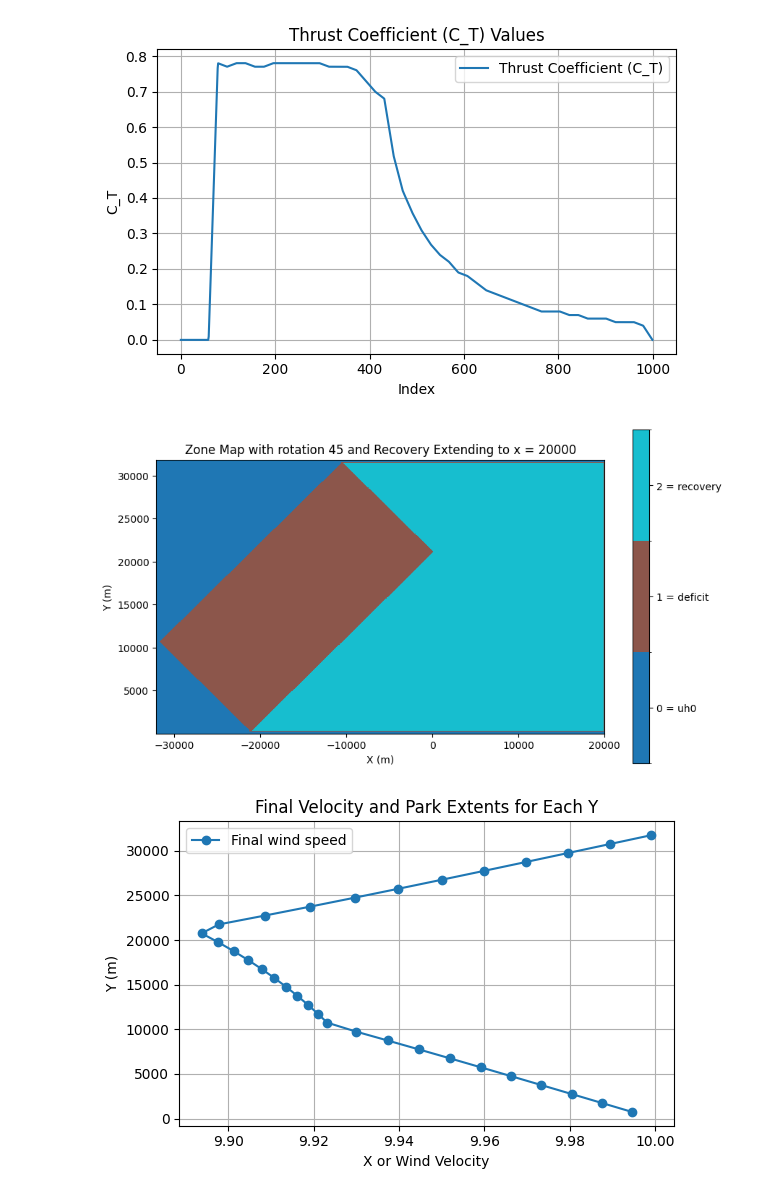
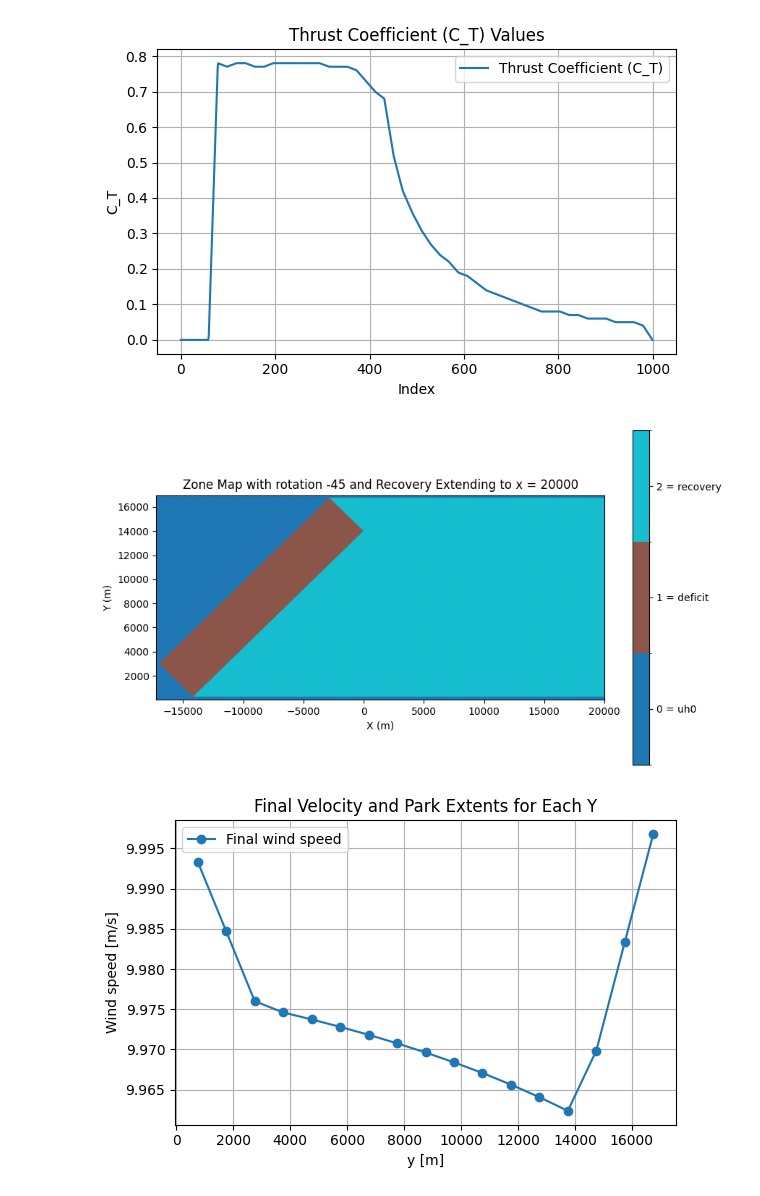
Before and after one commit to marcinsadowy/WTABL, a Jupyter notebook: ArbitraryLayouts/ArbitraryTDMctVar.ipynb, the cells around one changed output. Cells and saved outputs as stored; diff of their text form; code cells hidden in the pictures.

```diff
--- a/ArbitraryLayouts/ArbitraryTDMctVar.ipynb
+++ b/ArbitraryLayouts/ArbitraryTDMctVar.ipynb
@@ -22,7 +22,8 @@ U_0 = 10.0
 C_T = 0.7
 # %%
 # Park Setup
-theta_deg = 45
+
+theta_deg = -45
 theta = np.radians(theta_deg)
 resolution = 10
 
@@ -138,11 +139,11 @@ def create_wind_farm_mask(corner_points, resolution=10, mirror_axis=0, recovery_
 
 # --- Define park shape ---
 #corner_points = [(0, 0), (200, 0), (200, 100),(150, 100), (150, 50), (50, 50), (50, 100),(0, 100)]
-corner_points = [(0, 0), (300, 0), (300, 150), (0, 150)] # Rectangle
+corner_points = [(0, 0), (0, 20000), (4000, 20000), (4000, 0)] # Rectangle
 #corner_points = [(0, 0), (300, 0), (300, 100), (200, 100), (200, 50), (100, 50), (100, 100), (0, 100)] # U-shape
 #corner_points = [(0, 0), (150, 0), (150, 50), (50, 50), (50, 150), (0, 150)] # L-shape
 #corner_points = [(0, 0), (200, 0), (200, 50), (125, 50), (125, 100), (200, 100), (200, 150), (0, 150), (0, 100), (75, 100), (75, 50), (0, 50)] # Hourglass
-corner_points = [(x * 100, y * 100) for x, y in corner_points]
+#corner_points = [(x * 100, y * 100) for x, y in corner_points]
 rotation_degrees = theta_deg
 mirror_axis = 'x'
 recovery_x_end = 20000  # set recovery limit
@@ -188,34 +189,34 @@ for row_idx, row in enumerate(mask_2d):
         recovery_indices = np.where((x_range > last_farm_x) & (x_range <= recovery_x_end))[0]
         zone_map[row_idx, recovery_indices] = ZONE_RECOVERY
 
 
 # --- Plot ---
 plt.figure(figsize=(10, 6))
 
 row_indices = np.where(mask_2d.any(axis=1))[0]
 park_y_min = y_range[row_indices[0]]
 park_y_max = y_range[min(row_indices[-1] + 1, len(y_range) - 1)]
 
 extent = [x_range[0], x_range[-1], park_y_min, park_y_max]
 
 # Define a discrete colormap with 3 colors (you can choose your own)
 cmap = mcolors.ListedColormap(['#1f77b4', '#8c564b', '#17becf'])  # Blue, Brown, Cyan
 bounds = [0, 1, 2, 3]
 norm = mcolors.BoundaryNorm(bounds, cmap.N)
 
 # Plot
 im = plt.imshow(zone_map, origin='lower', extent=extent, cmap=cmap, norm=norm, aspect='auto')
 cbar = plt.colorbar(im, ticks=[0.5, 1.5, 2.5])
 cbar.ax.set_yticklabels(['0 = uh0', '1 = deficit', '2 = recovery'])
 
 plt.title(f"Zone Map with rotation {theta_deg} and Recovery Extending to x = {recovery_x_end}")
 plt.xlabel("X (m)")
 plt.ylabel("Y (m)")
 plt.axis('scaled')
 plt.ylim(park_y_min, park_y_max)
 plt.show()
 # %% [output]
-[figure, old version]
+[figure, new version]
 # %%
 def calculate_wind_speed(x_1, x_2, x_3, z_H, D, C_T, s_d, s_c):
 
@@ -415,16 +416,16 @@ final_velocity_profile = np.array(sorted(final_velocity_data, key=lambda row: ro
 
 # Final plot
 plt.figure(figsize=(6, 4))
-plt.plot(final_velocity_profile[:, 1], final_velocity_profile[:, 0], marker='o', label='Final wind speed')
-plt.xlabel('X or Wind Velocity')
-plt.ylabel('Y (m)')
+plt.plot(final_velocity_profile[:, 0], final_velocity_profile[:, 1], marker='o', label='Final wind speed')
+plt.xlabel('y [m]')
+plt.ylabel('Wind speed [m/s]')
 plt.title('Final Velocity and Park Extents for Each Y')
 plt.legend()
 plt.grid(True)
 plt.tight_layout()
 plt.show()
 # %% [output]
-[figure, old version]
+[figure, new version]
 # %%
 # Weighted Wake Distribution
 U_inf = 10.0
```
Also changed, not shown: parts of 1 cell of this notebook, 1 other file.
